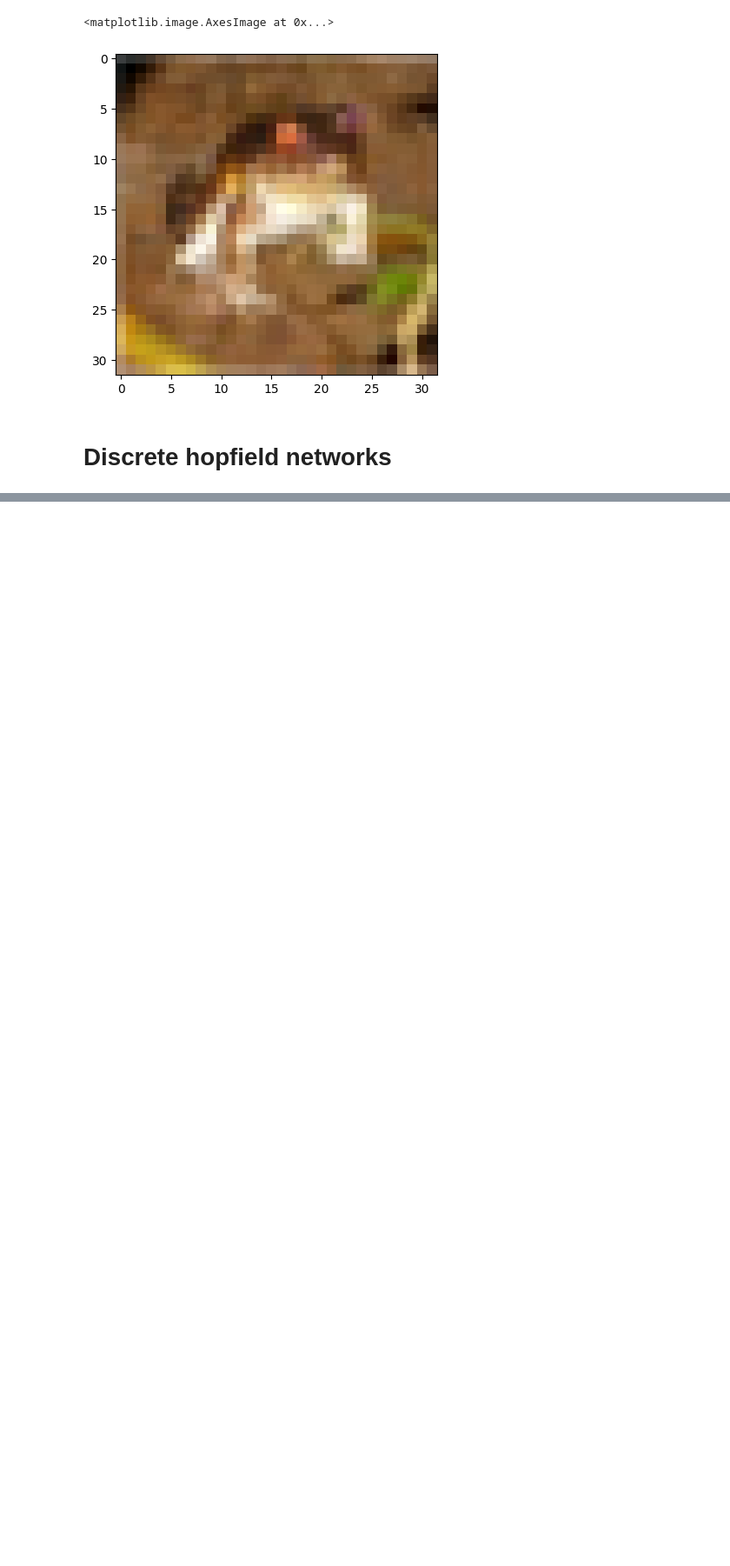
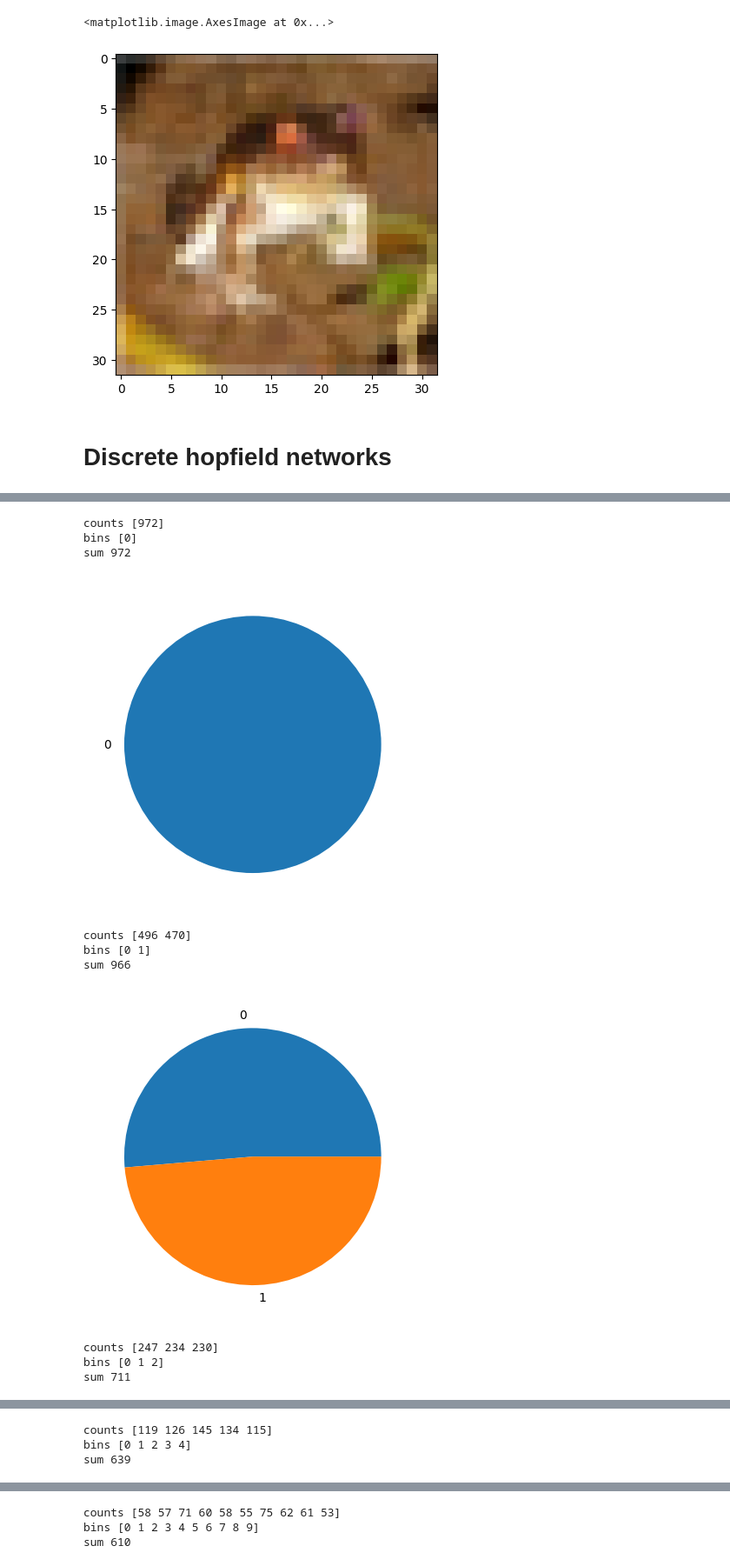
Before and after one commit to daniel-koronthaly/HopfieldImages, a Jupyter notebook: hopfield.ipynb, the cells around one changed output, grey strips where cells are left out. Shown at 87% size. Drawn from its saved outputs; the diff is of its cells as text; code cells hidden in the pictures; blank space fills up the shorter version.

```diff
--- a/hopfield.ipynb
+++ b/hopfield.ipynb
@@ -663,0 +614,23 @@ Percent correct:  0.577
+# %%
+# Pie chart
+for n in pie_chart_data.keys():
+    counts = pie_chart_data[n][0]
+    bins = pie_chart_data[n][1][:-1]
+    print("counts", counts)
+    print("bins", bins)
+    print("sum", np.sum(counts))
+    plt.figure()
+    plt.pie(counts, labels=bins)
+    plt.show()
+# %% [output]
+counts [972]
+bins [0]
+sum 972
+[figure, added]
+counts [496 470]
+bins [0 1]
+sum 966
+[figure, added]
+counts [247 234 230]
+bins [0 1 2]
+sum 711
@@ -663,0 +638,3 @@ Percent correct:  0.577
+counts [119 126 145 134 115]
+bins [0 1 2 3 4]
+sum 639
@@ -663,0 +642,3 @@ Percent correct:  0.577
+counts [58 57 71 60 58 55 75 62 61 53]
+bins [0 1 2 3 4 5 6 7 8 9]
+sum 610
```
Also changed, not shown: parts of 12 cells of this notebook, 1 other file.
